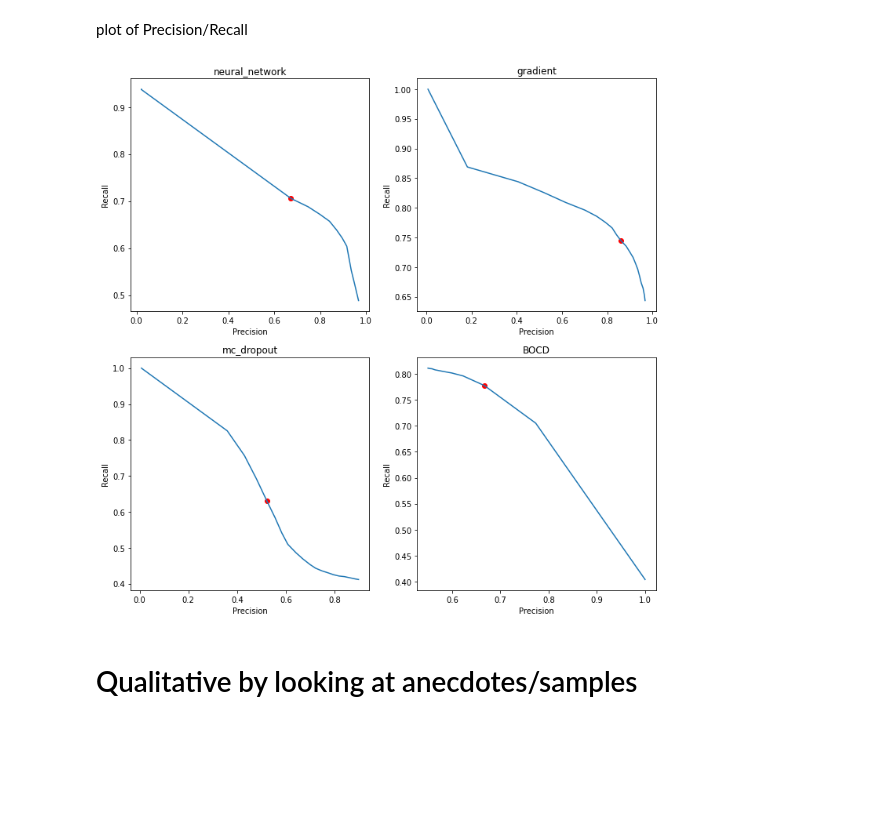
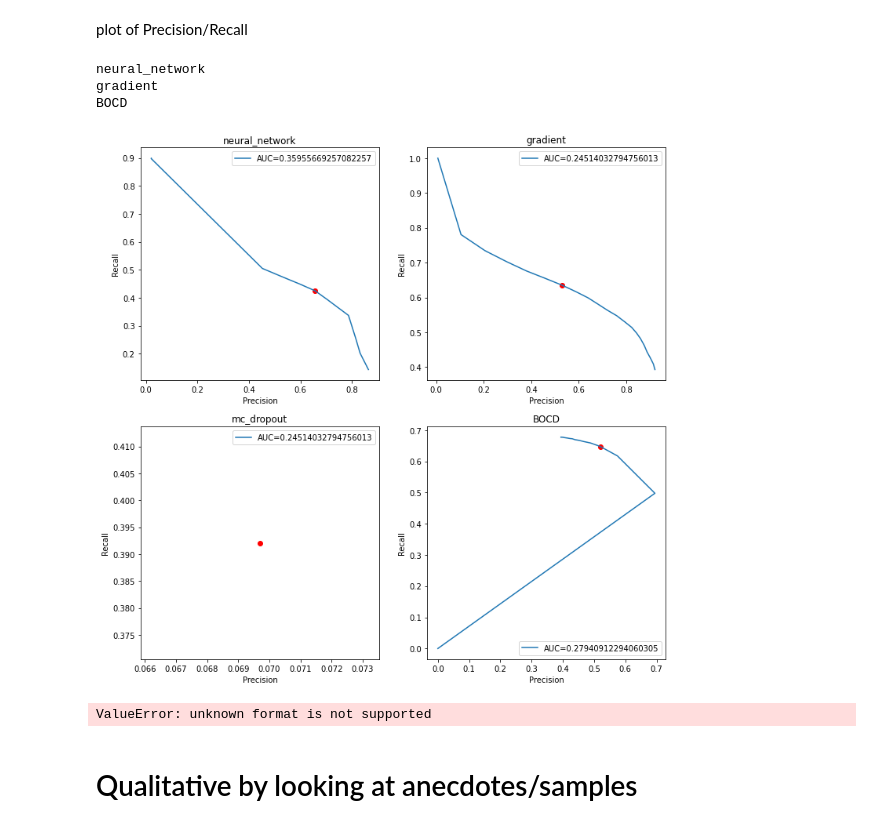
Before and after one commit to RichRast/Ge3Net, a Jupyter notebook: Notebooks/Shared_Notebooks/Ge2Net_changepoints_Analysis.ipynb, the cells around one changed output. Cells and saved outputs as stored; diff of their text form; code cells hidden in the pictures; blank space fills up the shorter version.

```diff
--- a/Notebooks/Shared_Notebooks/Ge2Net_changepoints_Analysis.ipynb
+++ b/Notebooks/Shared_Notebooks/Ge2Net_changepoints_Analysis.ipynb
@@ -199,6 +242,6 @@ gradThresh=0.5
 # mc dropout variance, choose the threshold for difference in variance
 # %%
 df_var=prMetricsByThresh(cpMethod.mc_dropout.name, torch.tensor(results.t_out.y_var).float(), \
-                        valid_dataset.data['cps'].unsqueeze(2).float(), 20, 0,0.5)
+                        valid_dataset.data['cps'].unsqueeze(2).float(), 20, 0,0.25)
 df_var.style.background_gradient(cmap="Blues")
 # %% [output]
@@ -236,5 +295,5 @@ cov_x = cov_prior
 likelihood_model = Multivariate_Gaussian(mu_prior, cov_prior, cov_x)
 T = params.n_win
 model_cpd = BOCD.BOCD(None, T, likelihood_model, batch_size_cpd)
-posterior, _, predictive, e_mean = model_cpd.run_recursive(data_tensor, 'cpu')
+posterior, log_prob_r_joint_x, log_p_xt1_given_xt, e_mean = model_cpd.run_recursive(data_tensor, 'cpu')
 # %% [output]
@@ -242,5 +301,5 @@ Finished 'run_recursive' in 190.4977 secs
 # %%
 df_bocd=prMetricsByThresh(cpMethod.BOCD.name, model_cpd.cp, \
-                        valid_dataset.data['cps'].unsqueeze(2).float(), 20,0,10)
+                        valid_dataset.data['cps'].unsqueeze(2).float(), 20,1,11)
 df_bocd.style.background_gradient(cmap="Blues")
 # %% [output]
@@ -265,5 +340,5 @@ Finished 'prMetricsByThresh' in 14.3574 secs
 # %%
-bocdThresh=2.0
+bocdThresh=3.0
 # %% [markdown]
 # Summary Table with chosen thresholds
 # %%
@@ -291,13 +366,25 @@ plot of Precision/Recall
 # %%
 fig, ax = plt.subplots(2,2,figsize=[12,12])
 
 for (row,col), df, name in zip(itertools.product([0,1],[0,1]),[df_nn, df_grad, df_var, df_bocd],[cp.name for cp in cpMethod]) :
-    ax[row,col].plot(df['Precision'], df['Recall'])
+    if name!="mc_dropout":
+        print(name)
+        line1=ax[row,col].plot(df['Precision'], df['Recall'], label="AUC="+str(auc(df['Recall'], df['Precision'])))
     ax[row,col].set_xlabel('Precision')
     ax[row,col].set_ylabel('Recall')
     ax[row,col].set_title(name)
     df_row=df_summary[df_summary.Name==name]
     ax[row,col].scatter(df_row['Precision'], df_row['Recall'], color='r')
+    ax[row,col].legend(handles=line1, loc="best")
 plt.show()
 # %% [output]
+neural_network
+gradient
+BOCD
-[figure, old version]
+[figure, new version]
+# %%
+precision, recall, thresholds = precision_recall_curve(valid_dataset.data['cps'].unsqueeze(2).float(), model_cpd.cp)
+# Use AUC function to calculate the area under the curve of precision recall curve
+auc_precision_recall = auc(recall, precision)
+# %% [output]
+ValueError: unknown format is not supported
```
Also changed, not shown: parts of 34 cells of this notebook, 4 other files.
